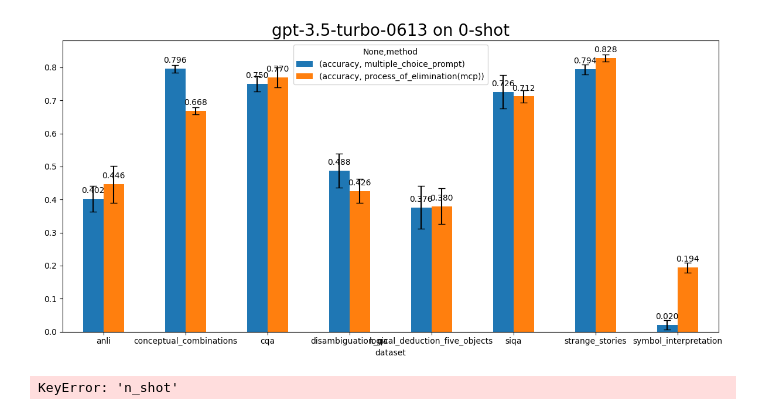
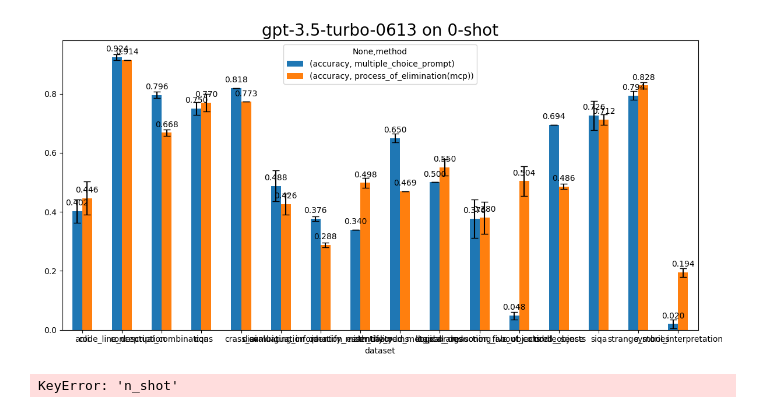
Before and after one commit to KasMasVan/csr_exp_resource_index, a Jupyter notebook: results/llm/llm.ipynb, the cells around one changed output. Cells and saved outputs as stored; diff of their text form; code cells hidden in the pictures.

```diff
--- a/results/llm/llm.ipynb
+++ b/results/llm/llm.ipynb
@@ -6,49 +6,56 @@ import matplotlib.lines as mlines
 
 # cot_path = f"./gpt-3.5-turbo-0301_below_average.csv"
 cot_path = f"./gpt-3.5-turbo-0613.csv"
+cot_lr_path = f"./gpt-3.5-turbo-0613_lr.csv" # 8 new tasks about logical reasoning
 
 
 
 cot_df = pd.read_csv(cot_path)
+cot_lr_df = pd.read_csv(cot_lr_path)
 
 cot_df = cot_df.drop_duplicates()
+cot_lr_df = cot_lr_df.drop_duplicates()
 model = cot_df['model_family'].unique()[0]
 cot_df = cot_df.drop(columns=["model_family", "checkpoint", "batch_size", "loading_precision", "seed", "sample", "scoring_method", "prompting_method", "mask_strategy", "mask_accuracy"])
+cot_lr_df = cot_lr_df.drop(columns=["model_family", "checkpoint", "batch_size", "loading_precision", "seed", "sample", "scoring_method", "prompting_method", "mask_strategy", "mask_accuracy"])
 # cot_df = cot_df.drop(columns=["checkpoint", "batch_size", "loading_precision", "seed", "sample", "scoring_method", "prompting_method", "mask_strategy", "mask_accuracy"])
 # cot_df = cot_df.drop(columns=["model_family", "checkpoint", "batch_size", "loading_precision", "seed", "sample", "scoring_method", "prompting_method", "mask_strategy", "mask_accuracy"])
 # cot_df.to_csv(f"{model}_cot.csv", index=False)
+
+cot_df = pd.concat([cot_df, cot_lr_df])
 # %%
 datasets = ["logical_deduction_five_objects",
             "conceptual_combinations",
             "strange_stories",
             "symbol_interpretation",
             "cqa",
             "siqa",
             "anli",
             "disambiguation_qa",
             ]
+datasets+="code_line_description reasoning_about_colored_objects crass_ai evaluating_information_essentiality identify_math_theorems identify_odd_metaphor logical_args riddle_sense".split()
 n_shot = 0 # 3
 vis_df = cot_df[cot_df["dataset"].isin(datasets) & (cot_df["n_shot"] == n_shot)]
 # drop n_shot column
 vis_df = vis_df.drop(columns=["n_shot"])
 
 fig, ax = plt.subplots(figsize=(12, 6))
 
 vis_df = vis_df.groupby(['dataset', 'method'])
 # vis_df = vis_df.groupby(['dataset', 'n_shot', 'method'])
 vis_mean = vis_df.mean().unstack()
 vis_std = vis_df.std().unstack()
 
 vis_mean.plot.bar(yerr=vis_std, ax=ax, capsize=4, rot=0,)
 # add title
 ax.set_title(f"{model} on {n_shot}-shot", fontsize=20)
 # plot numbers on each bar
 for p in ax.patches:
     ax.annotate(f"{p.get_height():.3f}", (p.get_x() + p.get_width() / 2., p.get_height()), ha='center', va='center', xytext=(0, 10), textcoords='offset points')
 plt.tight_layout()
 plt.savefig(f"{model}_{n_shot}_shot.png")
 # %% [output]
-[figure, old version]
+[figure, new version]
 # %%
 temp_df = vis_mean.copy()
 temp_df.columns = temp_df.columns.droplevel(0)
```
Also changed, not shown: parts of 2 cells of this notebook, 6 other files.
